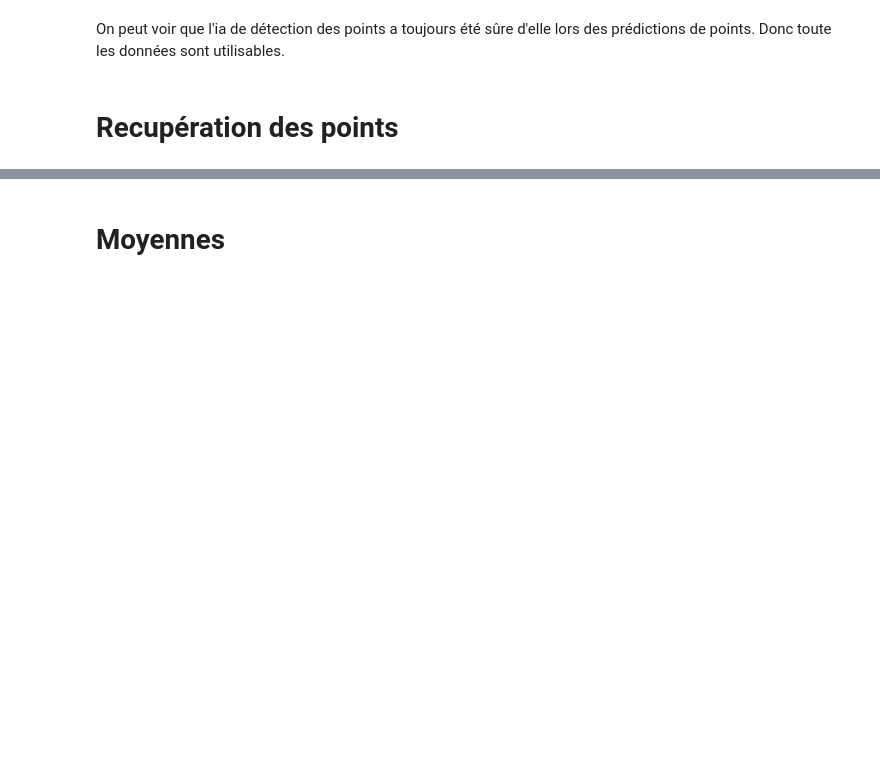
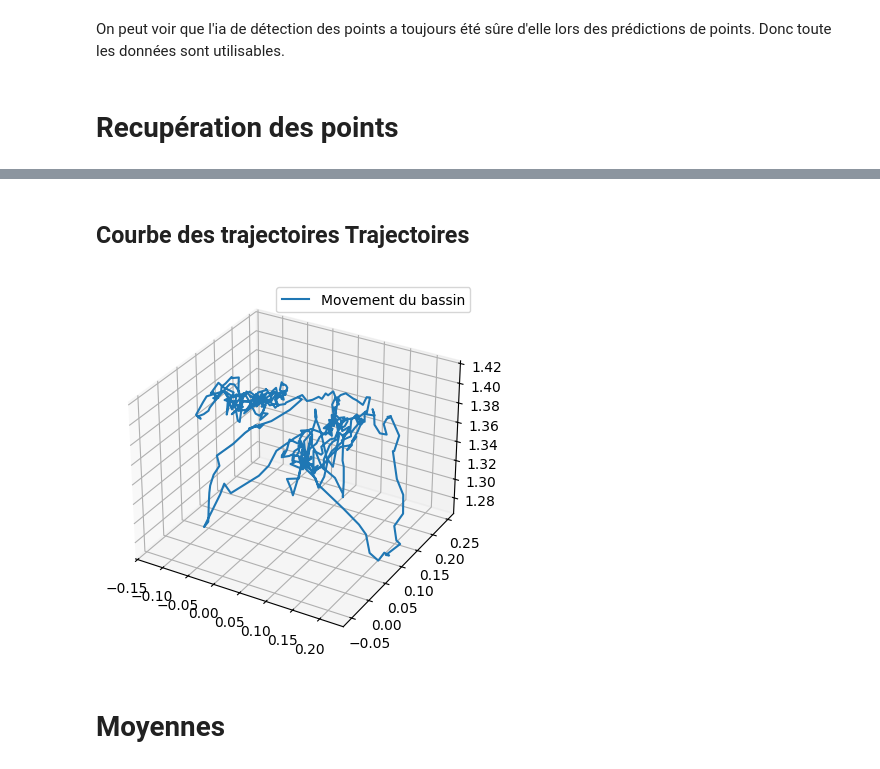
Before and after one commit to JulienLEFEBV/ProjetMIDL2, a Jupyter notebook: analyse.ipynb, the cells around one changed output, grey strips where cells are left out. Drawn from its saved outputs; the diff is of its cells as text; code cells hidden in the pictures; blank space fills up the shorter version.

```diff
--- a/analyse.ipynb
+++ b/analyse.ipynb
@@ -68,3 +62,21 @@ datas[0].describe()
+# %% [markdown]
+## Courbe des trajectoires Trajectoires
+# %%
+
+ax = plt.figure().add_subplot(projection='3d')
+
+X = datas[1]
+
+x = [pt[0] for pt in X["Tete"]]
+y = [pt[1] for pt in X["Tete"]]
+z = [pt[2] for pt in X["Tete"]]
+
+ax.plot(x,y,z, label='Movement du bassin')
+ax.legend()
+
+plt.show()
+# %% [output]
+[figure, added]
 # %% [markdown]
 # Moyennes
 # %%
```
Also changed, not shown: parts of 13 cells of this notebook, 3 other files.
